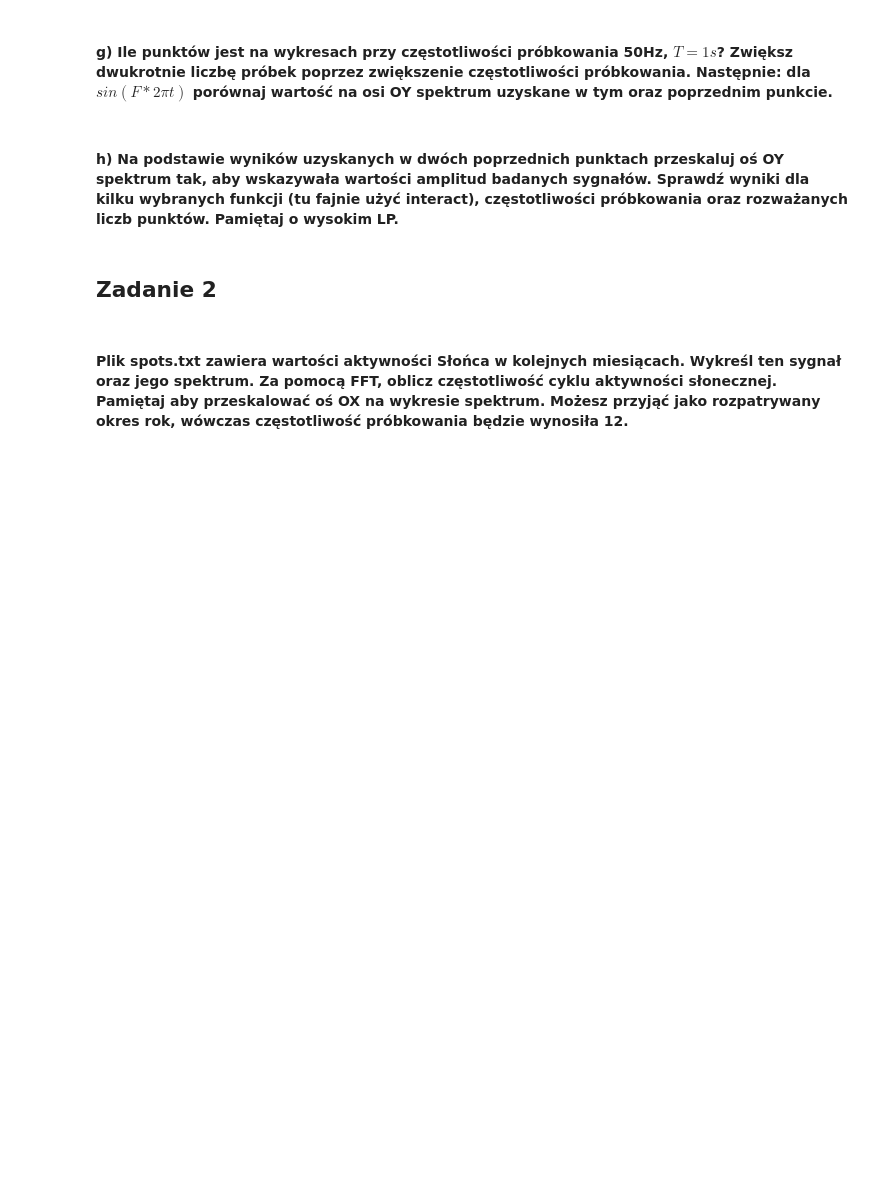
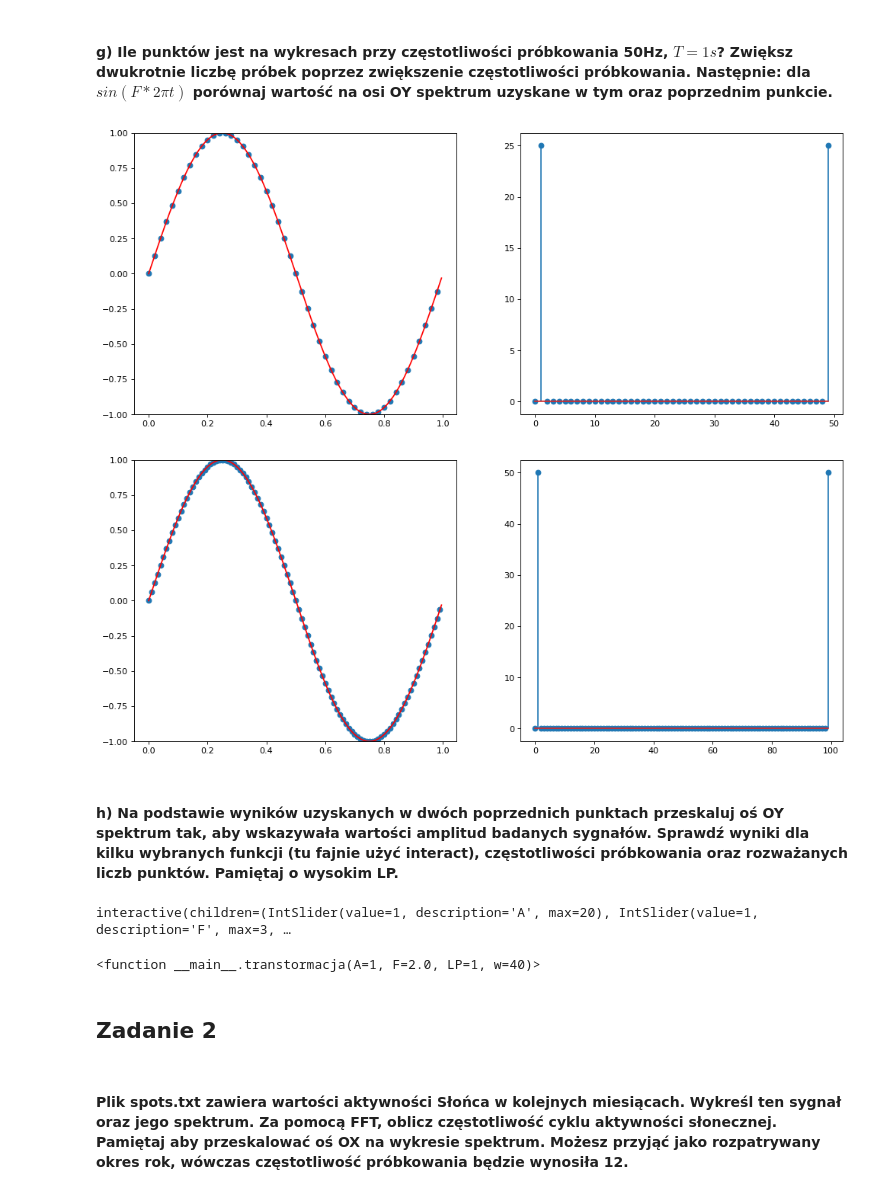
Before and after one commit to AleksandraGorska02/kck, a Jupyter notebook: zadanie_3_zajecia/signals.ipynb, the cells around one changed output. Cells and saved outputs as stored; diff of their text form; code cells hidden in the pictures; blank space fills up the shorter version.

```diff
--- a/zadanie_3_zajecia/signals.ipynb
+++ b/zadanie_3_zajecia/signals.ipynb
@@ -121,7 +135,18 @@ AttributeError: 'NoneType' object has no attribute 'transtormacja'
 # %% [markdown]
 #### g) Ile punktów jest na wykresach przy częstotliwości próbkowania 50Hz, $T=1s$? Zwiększ dwukrotnie liczbę próbek poprzez zwiększenie częstotliwości próbkowania. Następnie: dla $sin(F*2\pi t)$ porównaj wartość na osi OY spektrum uzyskane w tym oraz poprzednim punkcie.
+# %%
+transtormacja(F=1,LP=1,w=50)
+transtormacja(F=1,LP=1,w=100)
+# %% [output]
+[figure, added]
+[figure, added]
 # %% [markdown]
 #### h) Na podstawie wyników uzyskanych w dwóch poprzednich punktach przeskaluj oś OY spektrum tak, aby wskazywała wartości amplitud badanych sygnałów. Sprawdź wyniki dla kilku wybranych funkcji (tu fajnie użyć interact), częstotliwości próbkowania oraz rozważanych liczb punktów. Pamiętaj o wysokim LP.
+# %%
+interact(transtormacja, A=(0,20,1), F=1,LP=20,w=(10,100,10))
+# %% [output]
+interactive(children=(IntSlider(value=1, description='A', max=20), IntSlider(value=1, description='F', max=3, …
+<function __main__.transtormacja(A=1, F=2.0, LP=1, w=40)>
 # %% [markdown]
 ## Zadanie 2
 # %% [markdown]
```
Also changed, not shown: parts of 4 cells of this notebook.
